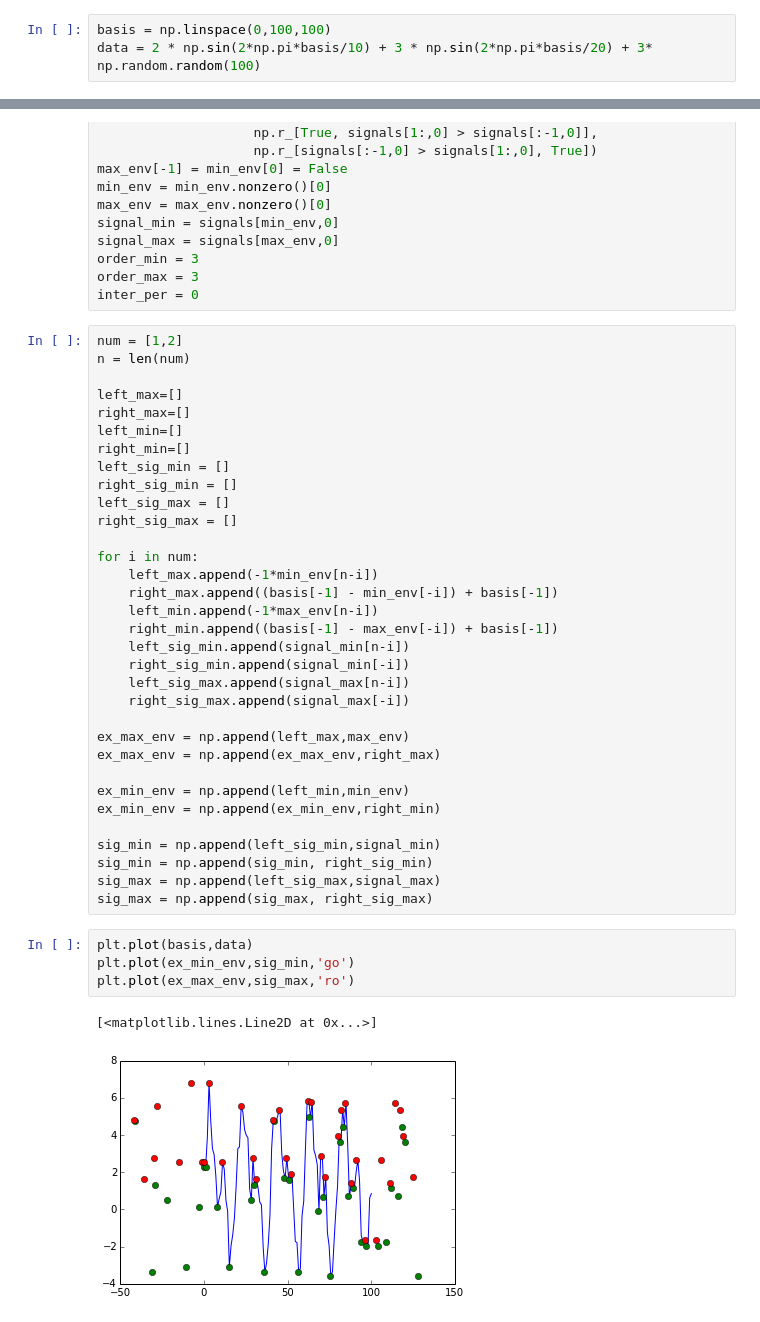
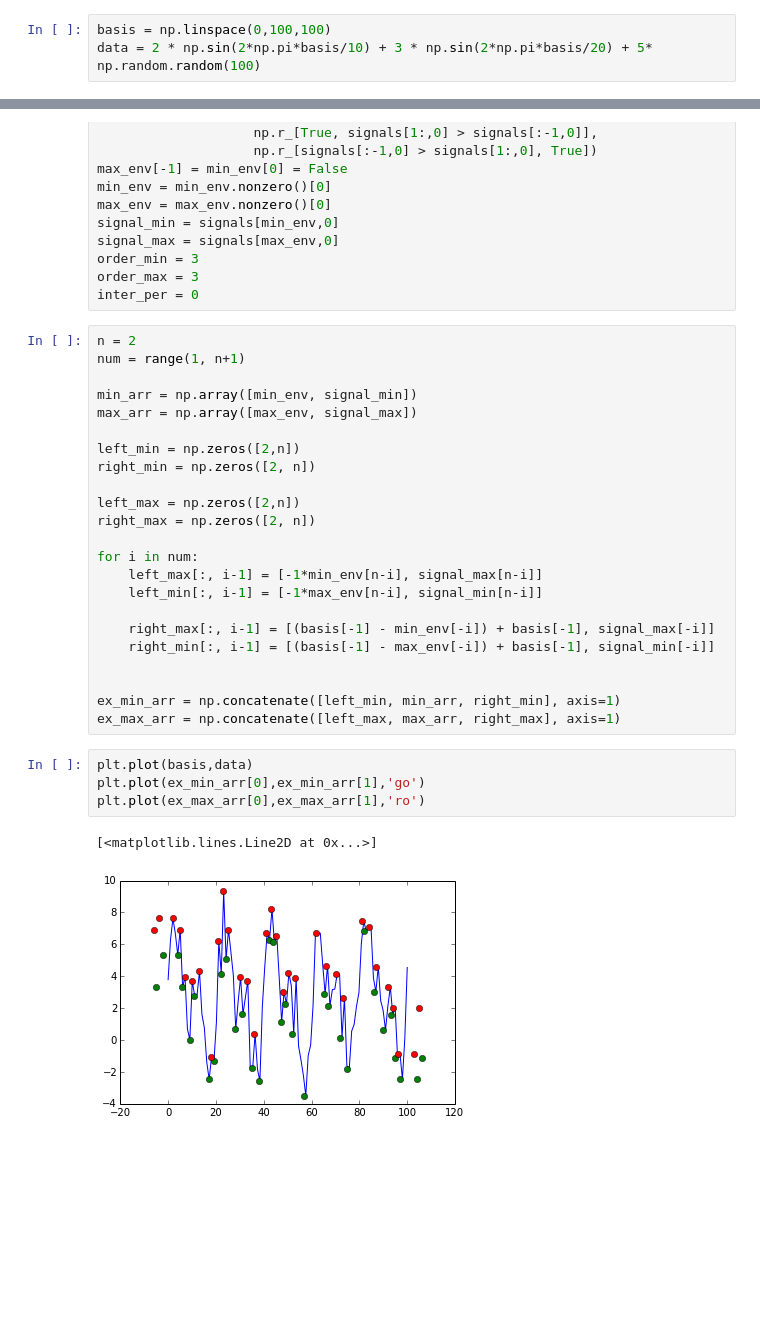
Before and after one commit to nabobalis/pyhht, a Jupyter notebook: experimental_code/Enevelope fitting .ipynb, the cells around one changed output, grey strips where cells are left out. Cells and saved outputs as stored; diff of their text form; blank space fills up the shorter version.

```diff
--- a/experimental_code/Enevelope fitting .ipynb
+++ b/experimental_code/Enevelope fitting .ipynb
@@ -13,7 +13,7 @@ import matplotlib.pyplot as plt
 %matplotlib inline
 # %%
 basis = np.linspace(0,100,100)
-data = 2 * np.sin(2*np.pi*basis/10) + 3 * np.sin(2*np.pi*basis/20) + 3* np.random.random(100)
+data = 2 * np.sin(2*np.pi*basis/10) + 3 * np.sin(2*np.pi*basis/20) + 5* np.random.random(100)
 # %%
 signals = data[:, None]
 base = len(basis)
@@ -33,45 +33,35 @@ signal_max = signals[max_env,0]
 order_min = 3
 order_max = 3
 inter_per = 0
-# %%
-num = [1,2]
-n = len(num)
-
-left_max=[]
-right_max=[]
-left_min=[]
-right_min=[]
-left_sig_min = []
-right_sig_min = []
-left_sig_max = []
-right_sig_max = []
-
-for i in num:
-    left_max.append(-1*min_env[n-i])
-    right_max.append((basis[-1] - min_env[-i]) + basis[-1])
-    left_min.append(-1*max_env[n-i])
-    right_min.append((basis[-1] - max_env[-i]) + basis[-1])
-    left_sig_min.append(signal_min[n-i])
-    right_sig_min.append(signal_min[-i])
-    left_sig_max.append(signal_max[n-i])
-    right_sig_max.append(signal_max[-i])
-
-ex_max_env = np.append(left_max,max_env)
-ex_max_env = np.append(ex_max_env,right_max)
-
-ex_min_env = np.append(left_min,min_env)
-ex_min_env = np.append(ex_min_env,right_min)
-
-sig_min = np.append(left_sig_min,signal_min)
-sig_min = np.append(sig_min, right_sig_min)
-sig_max = np.append(left_sig_max,signal_max)
-sig_max = np.append(sig_max, right_sig_max)
+# %%
+n = 2
+num = range(1, n+1)
+
+min_arr = np.array([min_env, signal_min])
+max_arr = np.array([max_env, signal_max])
+
+left_min = np.zeros([2,n])
+right_min = np.zeros([2, n])
+
+left_max = np.zeros([2,n])
+right_max = np.zeros([2, n])
+
+for i in num:
+    left_max[:, i-1] = [-1*min_env[n-i], signal_max[n-i]]
+    left_min[:, i-1] = [-1*max_env[n-i], signal_min[n-i]]
+
+    right_max[:, i-1] = [(basis[-1] - min_env[-i]) + basis[-1], signal_max[-i]]
+    right_min[:, i-1] = [(basis[-1] - max_env[-i]) + basis[-1], signal_min[-i]]
+
+
+ex_min_arr = np.concatenate([left_min, min_arr, right_min], axis=1)
+ex_max_arr = np.concatenate([left_max, max_arr, right_max], axis=1)
 # %%
 plt.plot(basis,data)
-plt.plot(ex_min_env,sig_min,'go')
-plt.plot(ex_max_env,sig_max,'ro')
+plt.plot(ex_min_arr[0],ex_min_arr[1],'go')
+plt.plot(ex_max_arr[0],ex_max_arr[1],'ro')
 # %% [output]
 [<matplotlib.lines.Line2D at 0x...>]
-[figure, old version]
+[figure, new version]
 # %%
 ## NEW WAY
```
Also changed, not shown: parts of 2 cells of this notebook, 4 other files.
